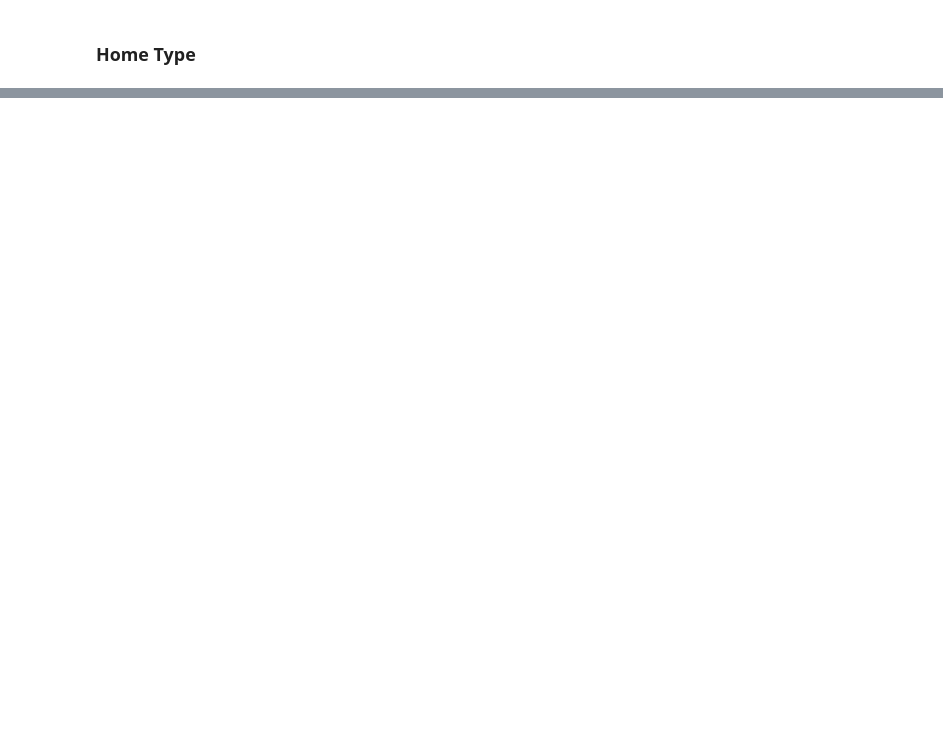
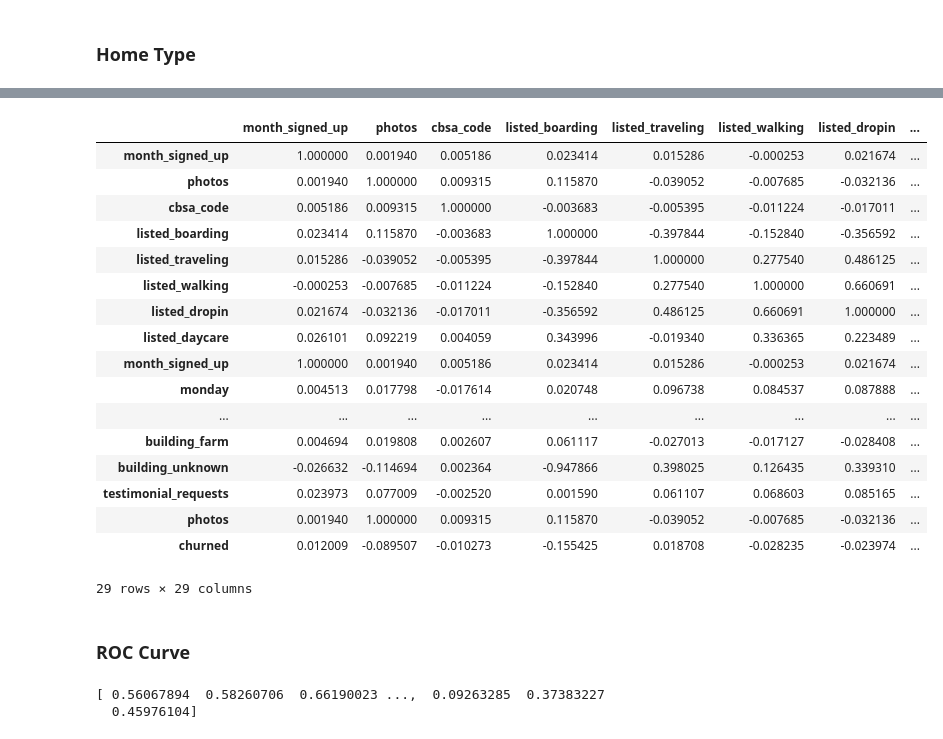
Before and after one commit to jnewheiser/public_datascienceclass, a Jupyter notebook: Data Science Project.ipynb, the cells around one changed output, grey strips where cells are left out. Cells and saved outputs as stored; diff of their text form; code cells hidden in the pictures; blank space fills up the shorter version.

```diff
--- a/Data Science Project.ipynb
+++ b/Data Science Project.ipynb
@@ -360,0 +381,29 @@ zip(feature_cols, logreg.coef_[0])
+# %%
+rover.corr()
+# %% [output]
+|  | month_signed_up | photos | cbsa_code | listed_boarding | listed_traveling | listed_walking | listed_dropin | ... |
+| month_signed_up | 1.000000 | 0.001940 | 0.005186 | 0.023414 | 0.015286 | -0.000253 | 0.021674 | ... |
+| photos | 0.001940 | 1.000000 | 0.009315 | 0.115870 | -0.039052 | -0.007685 | -0.032136 | ... |
+| cbsa_code | 0.005186 | 0.009315 | 1.000000 | -0.003683 | -0.005395 | -0.011224 | -0.017011 | ... |
+| listed_boarding | 0.023414 | 0.115870 | -0.003683 | 1.000000 | -0.397844 | -0.152840 | -0.356592 | ... |
+| listed_traveling | 0.015286 | -0.039052 | -0.005395 | -0.397844 | 1.000000 | 0.277540 | 0.486125 | ... |
+| listed_walking | -0.000253 | -0.007685 | -0.011224 | -0.152840 | 0.277540 | 1.000000 | 0.660691 | ... |
+| listed_dropin | 0.021674 | -0.032136 | -0.017011 | -0.356592 | 0.486125 | 0.660691 | 1.000000 | ... |
+| listed_daycare | 0.026101 | 0.092219 | 0.004059 | 0.343996 | -0.019340 | 0.336365 | 0.223489 | ... |
+| month_signed_up | 1.000000 | 0.001940 | 0.005186 | 0.023414 | 0.015286 | -0.000253 | 0.021674 | ... |
+| monday | 0.004513 | 0.017798 | -0.017614 | 0.020748 | 0.096738 | 0.084537 | 0.087888 | ... |
+| ... | ... | ... | ... | ... | ... | ... | ... | ... |
+| building_farm | 0.004694 | 0.019808 | 0.002607 | 0.061117 | -0.027013 | -0.017127 | -0.028408 | ... |
+| building_unknown | -0.026632 | -0.114694 | 0.002364 | -0.947866 | 0.398025 | 0.126435 | 0.339310 | ... |
+| testimonial_requests | 0.023973 | 0.077009 | -0.002520 | 0.001590 | 0.061107 | 0.068603 | 0.085165 | ... |
+| photos | 0.001940 | 1.000000 | 0.009315 | 0.115870 | -0.039052 | -0.007685 | -0.032136 | ... |
+| churned | 0.012009 | -0.089507 | -0.010273 | -0.155425 | 0.018708 | -0.028235 | -0.023974 | ... |
+29 rows × 29 columns
+# %% [markdown]
+### ROC Curve
+# %%
+y_pred_prob = logreg.predict_proba(X_test)[:, 1]
+print(y_pred_prob)
+# %% [output]
+[ 0.56067894  0.58260706  0.66190023 ...,  0.09263285  0.37383227
+  0.45976104]
```
Also changed, not shown: parts of 56 cells of this notebook.
